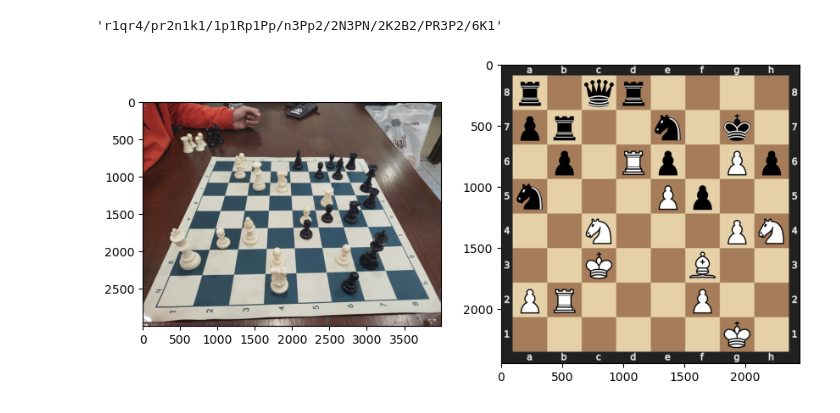
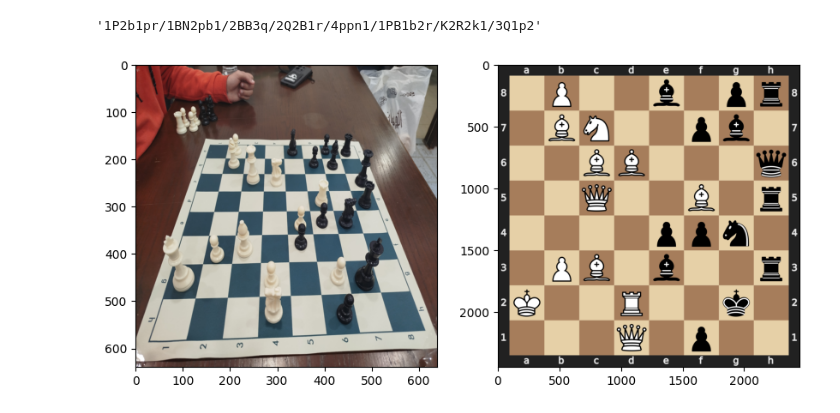
Before and after one commit to MostafaBelo/thesis_chess_lens, a Jupyter notebook: src/pipeline.ipynb, the cells around one changed output. Cells and saved outputs as stored; diff of their text form; code cells hidden in the pictures.

```diff
--- a/src/pipeline.ipynb
+++ b/src/pipeline.ipynb
@@ -26,12 +23,11 @@ Speed: 3.5ms preprocess, 1013.0ms inference, 1.0ms postprocess per image at shap
 # %%
 plt.figure(figsize=(10, 10))
 
 plt.subplot(1,2,1)
-# plt.imshow(img.img.permute(1,0,2).flip(0));
-plt.imshow(img.img);
+plt.imshow(img.img.permute(1,2,0));
 plt.subplot(1,2,2)
 plt.imshow(plt.imread("out_fen.png"));
 img.fen
 # %% [output]
-'r1qr4/pr2n1k1/1p1Rp1Pp/n3Pp2/2N3PN/2K2B2/PR3P2/6K1'
+'1P2b1pr/1BN2pb1/2BB3q/2Q2B1r/4ppn1/1PB1b2r/K2R2k1/3Q1p2'
-[figure, old version]
+[figure, new version]
```
Also changed, not shown: parts of 1 cell of this notebook, 8 other files.
